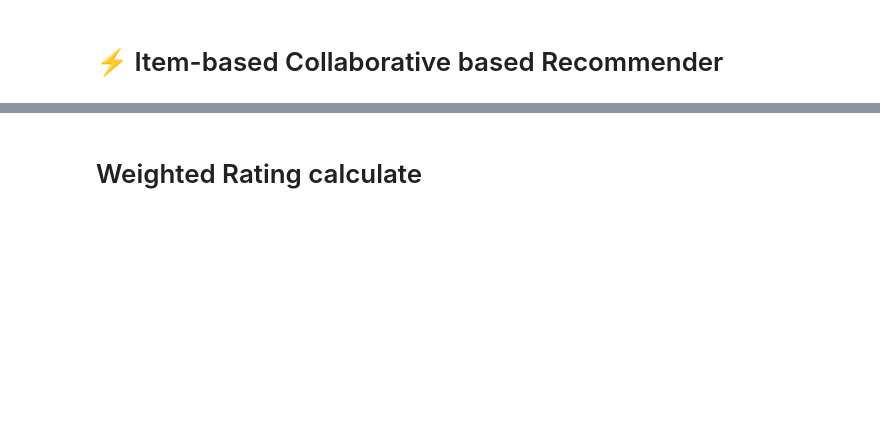
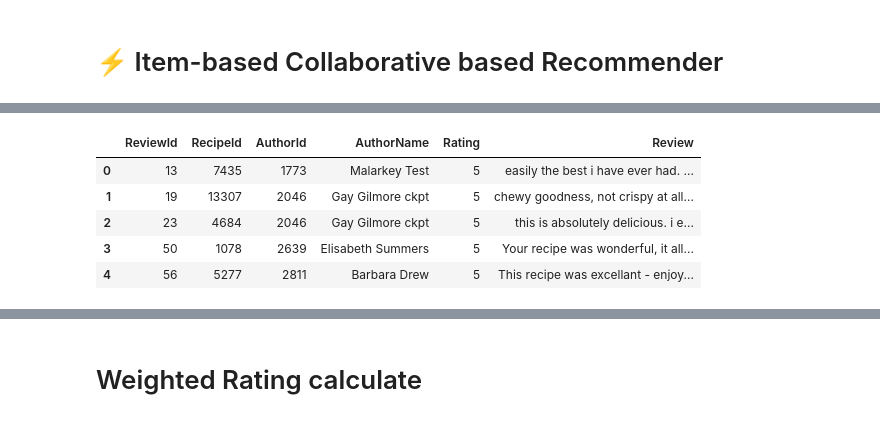
Before and after one commit to dumpfordummy/BACS2003-Recipe-Recommendation, a Jupyter notebook: Engage-22-Project-Bongrub-main/Engage-22-Project-Bongrub-main/CollaborativeModel.ipynb, the cells around one changed output, grey strips where cells are left out. Saved outputs shown, nothing was run; the diff lists cells and outputs as text; code cells hidden in the pictures; blank space fills up the shorter version.

```diff
--- a/Engage-22-Project-Bongrub-main/Engage-22-Project-Bongrub-main/CollaborativeModel.ipynb
+++ b/Engage-22-Project-Bongrub-main/Engage-22-Project-Bongrub-main/CollaborativeModel.ipynb
@@ -75,6 +133,14 @@ filtered_ratings.shape
 # %%
 # Reset index value
 filtered_ratings.reset_index(inplace = True, drop = True)
+filtered_ratings.head()
+# %% [output]
+|  | ReviewId | RecipeId | AuthorId | AuthorName | Rating | Review |
+| 0 | 13 | 7435 | 1773 | Malarkey Test | 5 | easily the best i have ever had. ... |
+| 1 | 19 | 13307 | 2046 | Gay Gilmore ckpt | 5 | chewy goodness, not crispy at all... |
+| 2 | 23 | 4684 | 2046 | Gay Gilmore ckpt | 5 | this is absolutely delicious. i e... |
+| 3 | 50 | 1078 | 2639 | Elisabeth Summers | 5 | Your recipe was wonderful, it all... |
+| 4 | 56 | 5277 | 2811 | Barbara Drew | 5 | This recipe was excellant - enjoy... |
 # %%
 # Get user rating matrix
 matrix = filtered_ratings.pivot(index = 'AuthorId', columns ='RecipeId', values = 'Rating').fillna(0)
```
Also changed, not shown: parts of 21 cells of this notebook.
